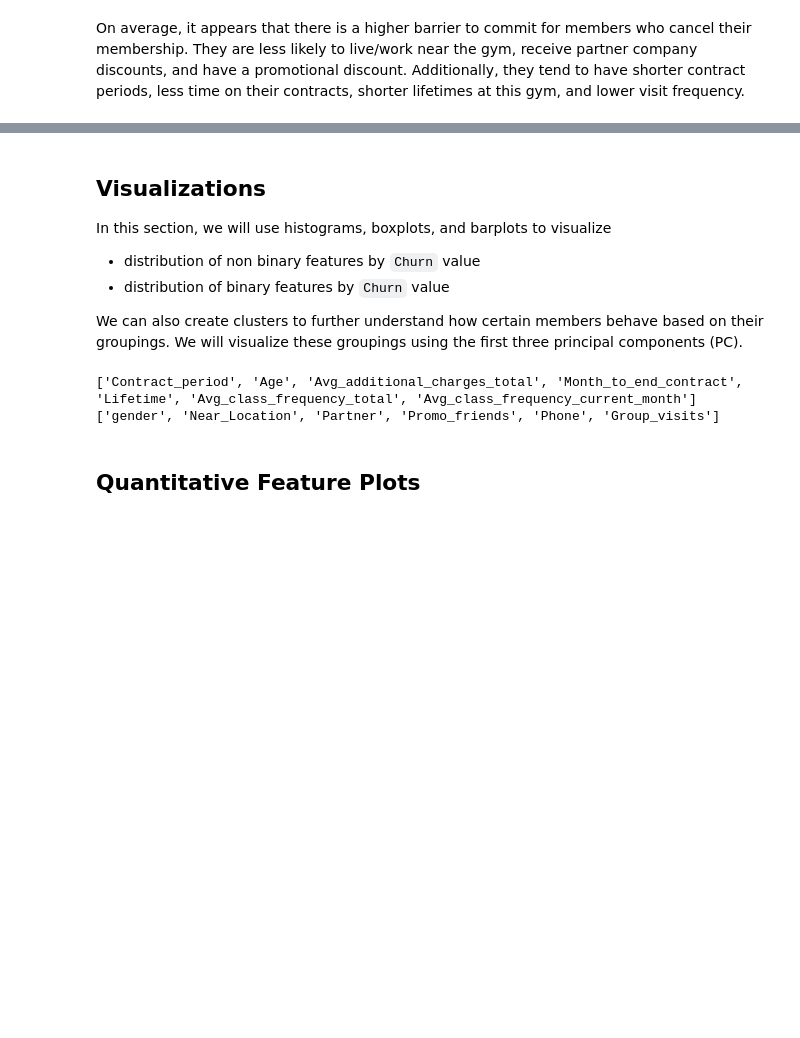
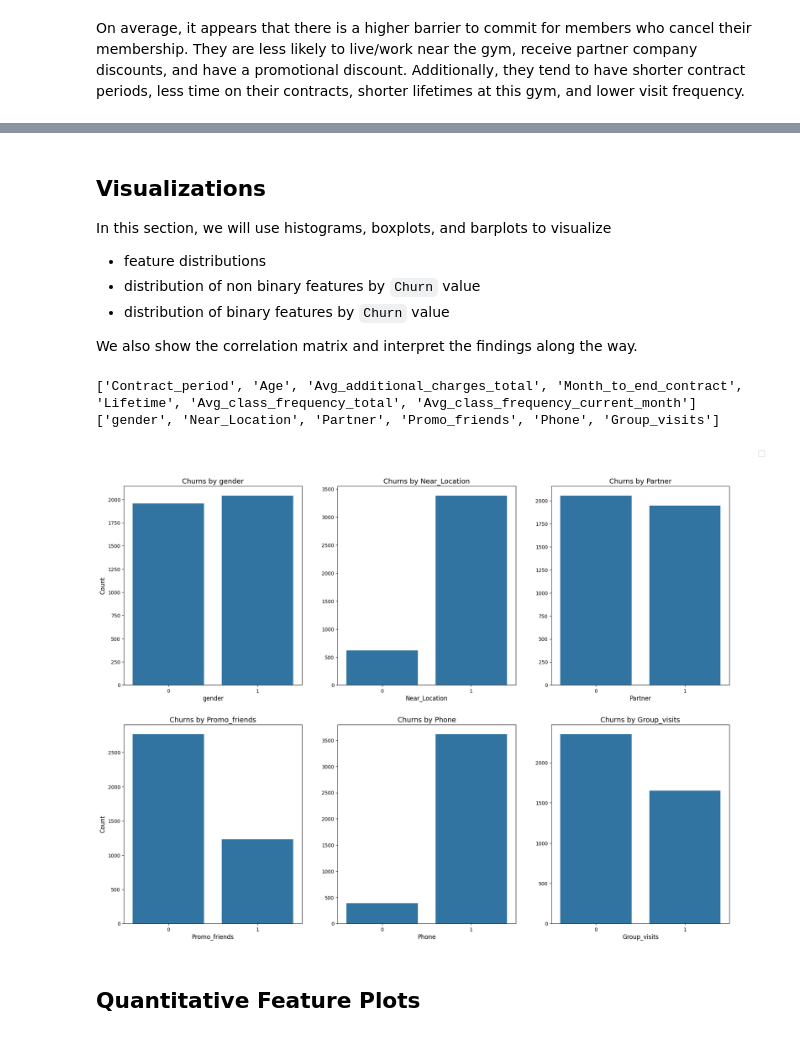
Before and after one commit to kennethwirjadisastra/customer_churn, a Jupyter notebook: gym_churn_eda.ipynb, the cells around one changed output, grey strips where cells are left out. Cells and saved outputs as stored; diff of their text form; code cells hidden in the pictures; blank space fills up the shorter version.

```diff
--- a/gym_churn_eda.ipynb
+++ b/gym_churn_eda.ipynb
@@ -120,10 +120,11 @@ df[df['Churn']==1].describe().T
 ## Visualizations
 
 In this section, we will use histograms, boxplots, and barplots to visualize
+* feature distributions
 * distribution of non binary features by `Churn` value
 * distribution of binary features by `Churn` value
 
-We can also create clusters to further understand how certain members behave based on their groupings. We will visualize these groupings using the first three principal components (PC).
+We also show the correlation matrix and interpret the findings along the way.
 # %%
 quantitative_cols = []
 binary_cols = []
@@ -295,2 +264,9 @@ def plot_bar(df, figsize, nrows=None, ncols=None, relative=False):
+# %%
+fig, ax = plot_bar(df[binary_cols], figsize=(22,16))
+handle, label = ax[0].get_legend_handles_labels()
+fig.legend(handle, label, fontsize=16, bbox_to_anchor=(0.95,0.95))
+plt.show()
+# %% [output]
+[figure, added]
 # %% [markdown]
 ## Quantitative Feature Plots
```
Also changed, not shown: parts of 10 cells of this notebook.
